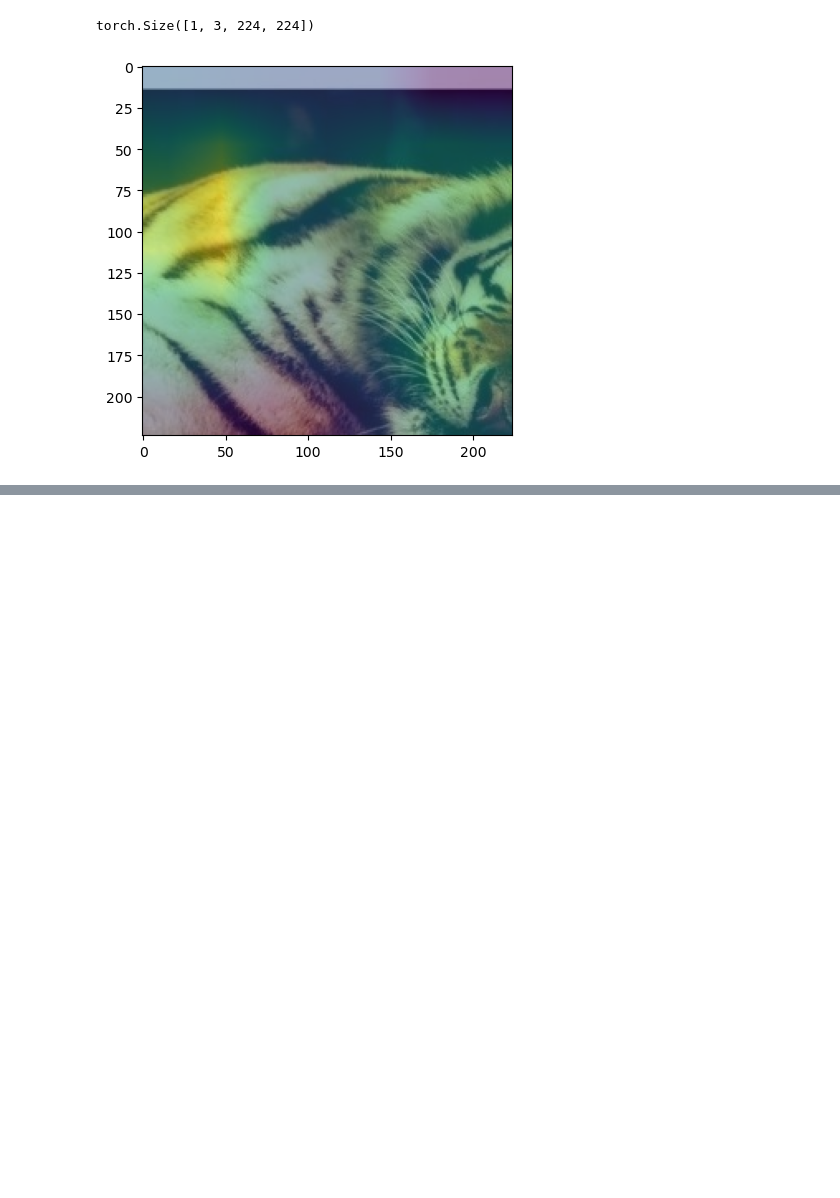
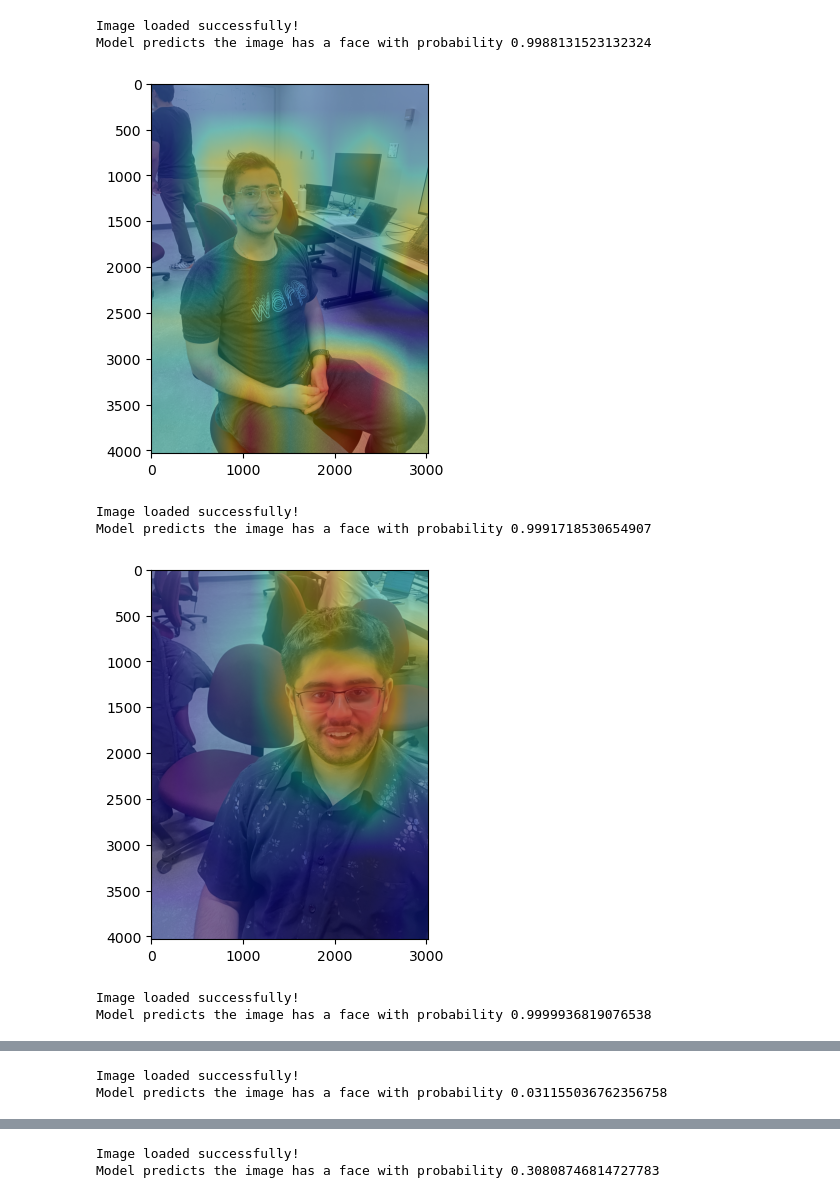
Before and after one commit to sa35577/CAM-Object-Detection, a Jupyter notebook: test.ipynb, the cells around one changed output, grey strips where cells are left out. Drawn from its saved outputs; the diff is of its cells as text; code cells hidden in the pictures; blank space fills up the shorter version.

```diff
--- a/test.ipynb
+++ b/test.ipynb
@@ -42,35 +0,0 @@ def generate_cam(feature_maps, weight_softmax, target_class):
-# %%
-def visualize_cam(model, image_path):
-    # Preprocess the image
-    transform = transforms.Compose([
-        transforms.Resize((224, 224)),
-        transforms.ToTensor(),
-        transforms.Normalize(mean=[0.485, 0.456, 0.406], std=[0.229, 0.224, 0.225]),
-    ])
-
-    img = Image.open(image_path)
-    img_tensor = transform(img).unsqueeze(0)
-    print(img_tensor.shape)
-
-    # Get the model output
-    model.eval()
-    output = model(img_tensor)
-
-    # Get the weights of the final layer
-    params = list(model.parameters())
-    weight_softmax = np.squeeze(params[-2].data.numpy())
-
-    # Generate CAM
-    cam = generate_cam(model.feature_maps.data.numpy(), weight_softmax, output.data.numpy())
-
-    # Display the original image and CAM overlay
-    plt.imshow(img)
-    # print(img.shape)
-    plt.imshow(cam[0], alpha=0.5)
-    plt.show()
-
-# Example usage
-visualize_cam(model, 'tiger.jpeg')
-# %% [output]
-torch.Size([1, 3, 224, 224])
-[figure, removed]
@@ -76,0 +8,7 @@ torch.Size([1, 3, 224, 224])
+# %%
+# USE GPU IF AVAILABLE
+device = torch.device('cpu')
+if torch.cuda.is_available():
+    device = torch.device('cuda')
+elif torch.backends.mps.is_available():
+    device = torch.device('mps')
@@ -76,0 +65,32 @@ torch.Size([1, 3, 224, 224])
+# %%
+image_file = 'shahan.jpg'
+# image_file = 'sat.png'
+# image_file = 'osama.jpg'
+# image_file = 'image_2.jpg'
+# image_file = 'tejas.jpg'
+
+images = ['shahan.jpg', 'sat.png', 'osama.jpg', 'image_1.jpg', 'image_2.jpg', 'tejas.jpg']
+for image_file in images:
+    original_img = cv2.imread(image_file)
+    img = cv2.cvtColor(original_img, cv2.COLOR_BGR2RGB)
+    # trained_model = torch.load('models/model_1_2023-12-20_17:15:35.pth') # good for eagle, shahan
+
+    # trained_model = torch.load('models/model_2_2023-12-20_16:58:27.pth')
+    # trained_model = torch.load('models/model_3_2023-12-20_17:43:02.pth') # best with flipped labels
+
+    trained_model = torch.load('models/model_4_2023-12-20_17:52:31.pth')
+
+    # trained_model = torch.load('model_1.pth')
+    heatmap = test(trained_model, img)
+    output_img = heatmap * 0.3 + img.astype('float32') * 0.5
+    plt.imshow(output_img.astype('uint8'))
+    plt.show()
+# %% [output]
+Image loaded successfully!
+Model predicts the image has a face with probability 0.9988131523132324
+[figure, added]
+Image loaded successfully!
+Model predicts the image has a face with probability 0.9991718530654907
+[figure, added]
+Image loaded successfully!
+Model predicts the image has a face with probability 0.9999936819076538
@@ -76,0 +98,2 @@ torch.Size([1, 3, 224, 224])
+Image loaded successfully!
+Model predicts the image has a face with probability 0.031155036762356758
@@ -76,0 +101,2 @@ torch.Size([1, 3, 224, 224])
+Image loaded successfully!
+Model predicts the image has a face with probability 0.30808746814727783
```
Also changed, not shown: parts of 6 cells of this notebook, 17 other files.
